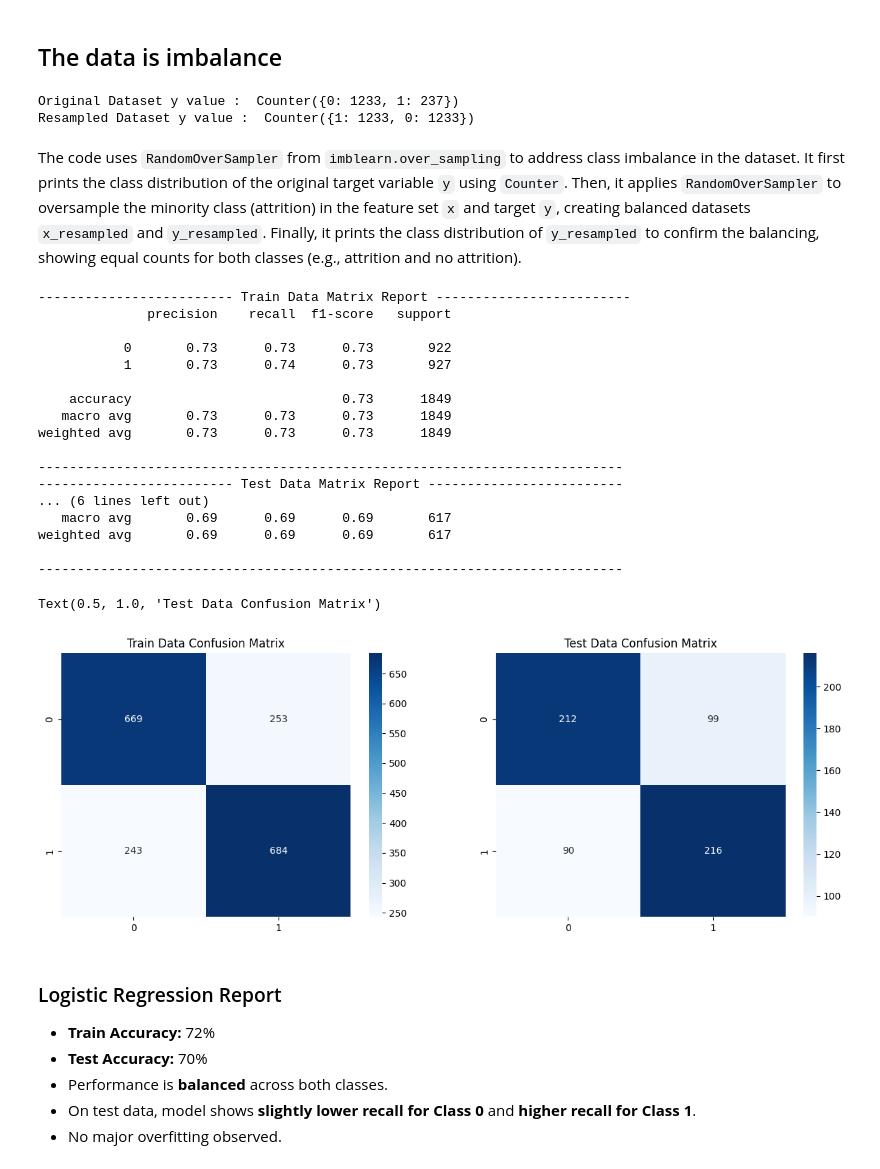
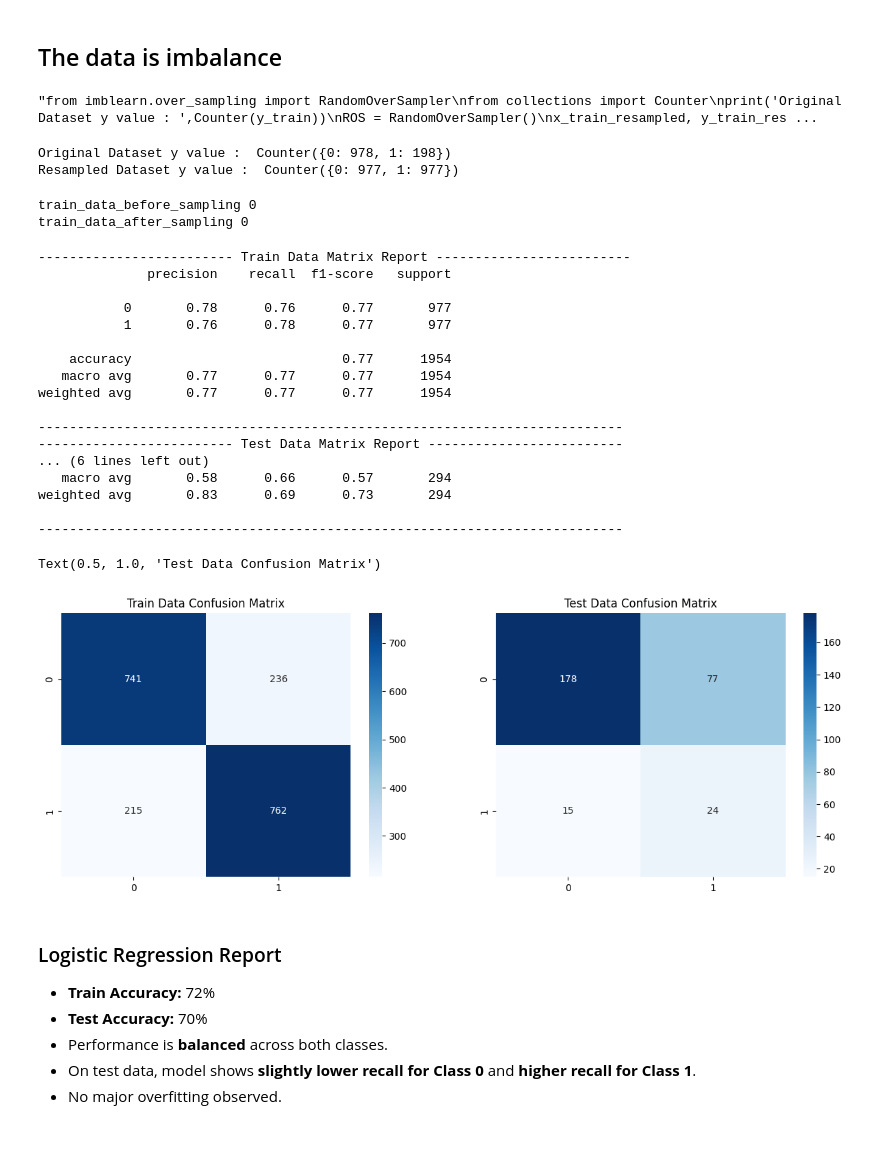
Before and after one commit to arun8nov/Employee_Attrition, a Jupyter notebook: Att_Pred.ipynb, the cells around one changed output. Saved outputs shown, nothing was run; the diff lists cells and outputs as text; code cells hidden in the pictures; blank space fills up the shorter version.

```diff
--- a/Att_Pred.ipynb
+++ b/Att_Pred.ipynb
@@ -113,5 +153,5 @@ from sklearn.preprocessing import OrdinalEncoder
 # %%
-order_list = [Att_df[Att_df['attrition'] == 'yes'][i].value_counts().sort_values(ascending=False).index.to_list() for i in Att_df.select_dtypes('object')]
+'''order_list = [Att_df[Att_df['attrition'] == 'yes'][i].value_counts().sort_values(ascending=False).index.to_list() for i in Att_df.select_dtypes('object')]
 order_list.pop()
-order_list
+order_list'''
 # %% [output]
@@ -306,7 +327,7 @@ Name: attrition, Length: 1470, dtype: int64
 The code creates a target variable `y` from the `attrition` column of the `Att_df` DataFrame. It uses `apply` with a lambda function to convert `'yes'` values to `1` and any other value (e.g., `'no'`) to `0`, effectively encoding the attrition outcome as a binary variable. The `reset_index(drop=True)` ensures the resulting Series has a clean index, preparing `y` for use in modeling or analysis.
 # %%
 from sklearn.model_selection import train_test_split
-x_train,x_test,y_train,y_test = train_test_split(x,y,test_size=0.25,random_state=42)
+x_train,x_test,y_train,y_test = train_test_split(x,y,test_size=0.2,random_state=42)
 # %% [markdown]
 The code uses `train_test_split` from `sklearn.model_selection` to split the feature DataFrame `x` and target Series `y` into training and testing sets. It allocates 25% of the data to the test set (`test_size=0.25`) and sets a fixed random seed (`random_state=42`) for reproducibility, producing `x_train`, `x_test`, `y_train`, and `y_test` for model training and evaluation.
 # %%
@@ -423,68 +444,76 @@ weighted avg       0.82      0.35      0.40       368
 # %% [markdown]
 ## The data  is imbalance
-# %%
-# Using Imsampler to balance the dataset by RandomOverSampler
-
-from imblearn.over_sampling import RandomOverSampler
-from collections import Counter
-print('Original Dataset y value : ',Counter(y))
-ros = RandomOverSampler()
-x_resampled, y_resampled = ros.fit_resample(x, y)
-print('Resampled Dataset y value : ',Counter(y_resampled))
-# %% [output]
-Original Dataset y value :  Counter({0: 1233, 1: 237})
-Resampled Dataset y value :  Counter({1: 1233, 0: 1233})
-# %% [markdown]
-The code uses `RandomOverSampler` from `imblearn.over_sampling` to address class imbalance in the dataset. It first prints the class distribution of the original target variable `y` using `Counter`. Then, it applies `RandomOverSampler` to oversample the minority class (attrition) in the feature set `x` and target `y`, creating balanced datasets `x_resampled` and `y_resampled`. Finally, it prints the class distribution of `y_resampled` to confirm the balancing, showing equal counts for both classes (e.g., attrition and no attrition).
-# %%
-from sklearn.model_selection import train_test_split
-x_train,x_test,y_train,y_test = train_test_split(x_resampled,y_resampled,test_size=0.25,random_state=42)
+# %%
+'''from imblearn.over_sampling import RandomOverSampler
+from collections import Counter
+print('Original Dataset y value : ',Counter(y_train))
+ROS = RandomOverSampler()
+x_train_resampled, y_train_resampled = ROS.fit_resample(x_train, y_train)
+print('Resampled Dataset y value : ',Counter(y_train_resampled))'''
+# %% [output]
+"from imblearn.over_sampling import RandomOverSampler\nfrom collections import Counter\nprint('Original Dataset y value : ',Counter(y_train))\nROS = RandomOverSampler()\nx_train_resampled, y_train_res ...
+# %%
+from imblearn.combine import SMOTETomek
+from collections import Counter
+print('Original Dataset y value : ',Counter(y_train))
+smt = SMOTETomek()
+x_train_resampled, y_train_resampled = smt.fit_resample(x_train, y_train)
+print('Resampled Dataset y value : ',Counter(y_train_resampled))
+# %% [output]
+Original Dataset y value :  Counter({0: 978, 1: 198})
+Resampled Dataset y value :  Counter({0: 977, 1: 977})
+# %%
+print("train_data_before_sampling",x_train.duplicated().sum())
+print("train_data_after_sampling",x_train_resampled.duplicated().sum())
+# %% [output]
+train_data_before_sampling 0
+train_data_after_sampling 0
 # %%
 # Logistic
 LGR = LogisticRegression()
-LGR.fit(x_train,y_train)
+LGR.fit(x_train_resampled,y_train_resampled)
 
-y_train_pread = LGR.predict(x_train)
+y_train_pread = LGR.predict(x_train_resampled)
 y_test_pread = LGR.predict(x_test)
 
 
 from sklearn.metrics import classification_report, confusion_matrix
 
 print(25*"-","Train Data Matrix Report",25*"-")
 
-print(classification_report(y_train, y_train_pread))
+print(classification_report(y_train_resampled, y_train_pread))
 print(75*"-")
 print(25*"-","Test Data Matrix Report",25*"-")
 print(classification_report(y_test, y_test_pread))
 print(75*"-")
 
 fig, ax = plt.subplots(1, 2, figsize=(15, 5))
 
-sns.heatmap(confusion_matrix(y_train, y_train_pread),annot=True, fmt='d', cmap='Blues',ax=ax[0])
+sns.heatmap(confusion_matrix(y_train_resampled, y_train_pread),annot=True, fmt='d', cmap='Blues',ax=ax[0])
 ax[0].set_title('Train Data Confusion Matrix')
 
 sns.heatmap(confusion_matrix(y_test, y_test_pread),annot=True, fmt='d', cmap='Blues',ax=ax[1])
 ax[1].set_title('Test Data Confusion Matrix')
 # %% [output]
 ------------------------- Train Data Matrix Report -------------------------
               precision    recall  f1-score   support
 
-           0       0.73      0.73      0.73       922
-           1       0.73      0.74      0.73       927
+           0       0.78      0.76      0.77       977
+           1       0.76      0.78      0.77       977
 
-    accuracy                           0.73      1849
-   macro avg       0.73      0.73      0.73      1849
-weighted avg       0.73      0.73      0.73      1849
+    accuracy                           0.77      1954
+   macro avg       0.77      0.77      0.77      1954
+weighted avg       0.77      0.77      0.77      1954
 
 ---------------------------------------------------------------------------
 ------------------------- Test Data Matrix Report -------------------------
 ... (6 lines left out)
-   macro avg       0.69      0.69      0.69       617
-weighted avg       0.69      0.69      0.69       617
+   macro avg       0.58      0.66      0.57       294
+weighted avg       0.83      0.69      0.73       294
 
 ---------------------------------------------------------------------------
 Text(0.5, 1.0, 'Test Data Confusion Matrix')
-[figure, old version]
+[figure, new version]
 # %% [markdown]
 ### Logistic Regression Report
 
```
Also changed, not shown: parts of 25 cells of this notebook, 6 other files.
